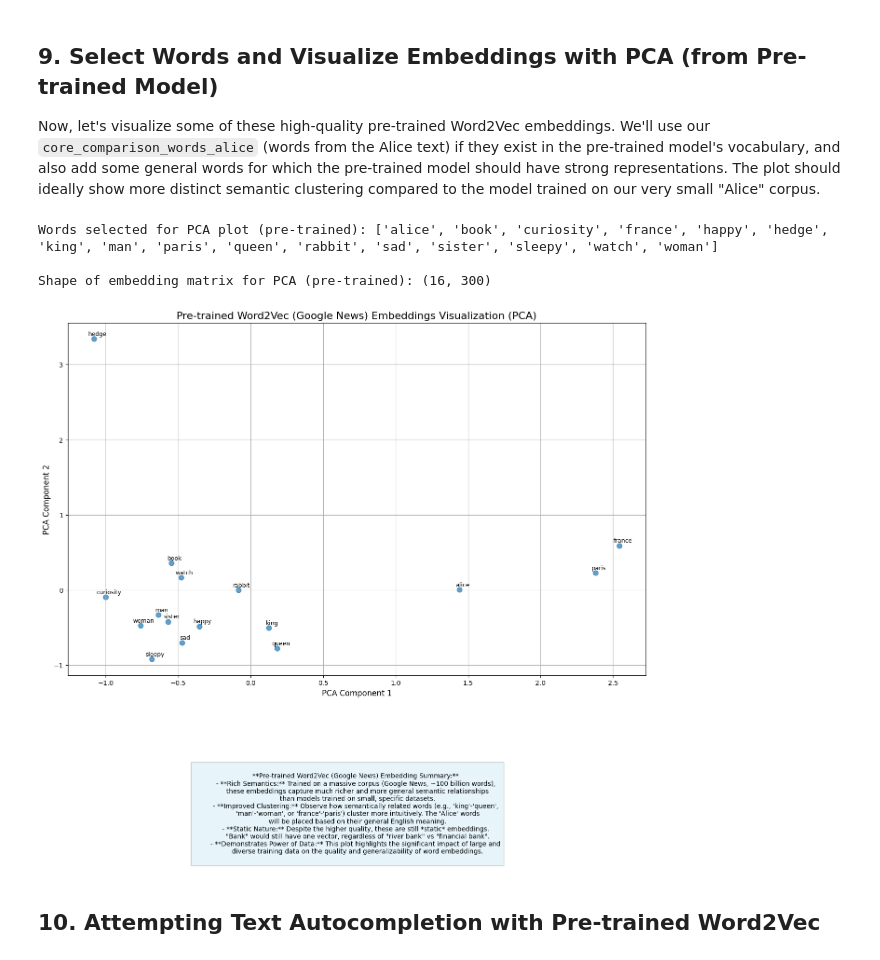
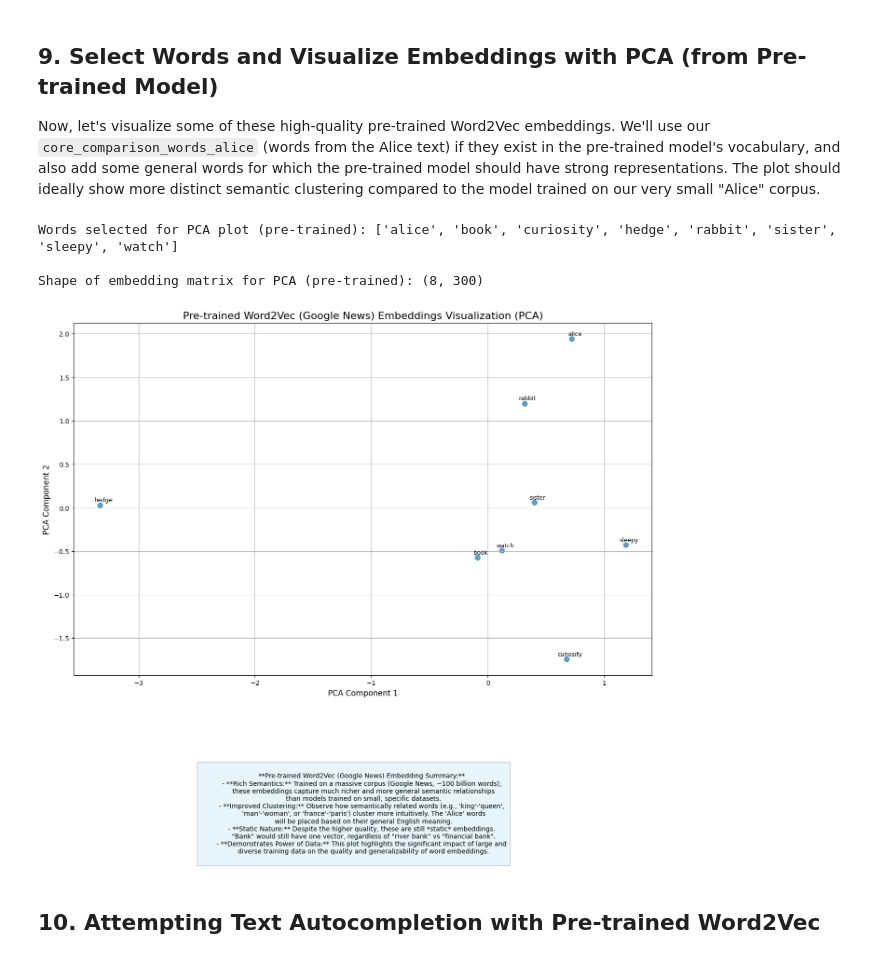
Before and after one commit to ayman-m/EmbedEvolution, a Jupyter notebook: Notebooks/2_Word2Vec_Embeddings.ipynb, the cells around one changed output. Cells and saved outputs as stored; diff of their text form; code cells hidden in the pictures.

```diff
--- a/Notebooks/2_Word2Vec_Embeddings.ipynb
+++ b/Notebooks/2_Word2Vec_Embeddings.ipynb
@@ -494,9 +494,8 @@ if 'pretrained_w2v_model' in locals() and pretrained_w2v_model is not None:
 
     # Words from Alice text, plus some general words for better illustration with pre-trained model
     core_comparison_words_alice = ['alice', 'rabbit', 'sister', 'book', 'watch', 'curiosity', 'sleepy', 'hedge']
-    general_comparison_words = ['king', 'queen', 'man', 'woman', 'happy', 'sad', 'france', 'paris'] # Common words for good analogies/clusters
 
-    words_for_plot_combined = core_comparison_words_alice + general_comparison_words
+    words_for_plot_combined = core_comparison_words_alice
 
     # Filter for words actually in the pre-trained model's vocabulary
     # The pre-trained model object itself is the KeyedVectors instance
@@ -546,38 +545,37 @@ if 'pretrained_w2v_model' in locals() and pretrained_w2v_model is not None:
 
         plt.title('Pre-trained Word2Vec (Google News) Embeddings Visualization (PCA)', fontsize=16)
         plt.xlabel('PCA Component 1', fontsize=12)
         plt.ylabel('PCA Component 2', fontsize=12)
         plt.grid(True)
 
         # Add summary text
         summary_text_pretrained = """
         **Pre-trained Word2Vec (Google News) Embedding Summary:**
         - **Rich Semantics:** Trained on a massive corpus (Google News, ~100 billion words),
           these embeddings capture much richer and more general semantic relationships
           than models trained on small, specific datasets.
-        - **Improved Clustering:** Observe how semantically related words (e.g., 'king'-'queen',
-          'man'-'woman', or 'france'-'paris') cluster more intuitively. The 'Alice' words
+        - **Improved Clustering:** Observe how semantically related words cluster more intuitively. The 'Alice' words
           will be placed based on their general English meaning.
         - **Static Nature:** Despite the higher quality, these are still *static* embeddings.
           "Bank" would still have one vector, regardless of "river bank" vs "financial bank".
         - **Demonstrates Power of Data:** This plot highlights the significant impact of large and
           diverse training data on the quality and generalizability of word embeddings.
         """
         plt.figtext(0.5, -0.08, summary_text_pretrained, ha="center", fontsize=10,
                     bbox={"facecolor":"skyblue", "alpha":0.2, "pad":5}, wrap=True) # Different color for distinction
 
         plt.subplots_adjust(bottom=0.25) # Adjust layout for summary text
         plt.show()
 
     else:
         print("Could not create PCA plot for pre-trained model: Not enough words found in vocabulary for plotting.")
 else:
     print("Pre-trained Word2Vec model ('pretrained_w2v_model') not loaded. Skipping PCA visualization.")
 # %% [output]
-Words selected for PCA plot (pre-trained): ['alice', 'book', 'curiosity', 'france', 'happy', 'hedge', 'king', 'man', 'paris', 'queen', 'rabbit', 'sad', 'sister', 'sleepy', 'watch', 'woman']
+Words selected for PCA plot (pre-trained): ['alice', 'book', 'curiosity', 'hedge', 'rabbit', 'sister', 'sleepy', 'watch']
 
-Shape of embedding matrix for PCA (pre-trained): (16, 300)
+Shape of embedding matrix for PCA (pre-trained): (8, 300)
-[figure, old version]
+[figure, new version]
 # %% [markdown]
 ## 10. Attempting Text Autocompletion with Pre-trained Word2Vec
 # %%
```
Also changed, not shown: 4 other files.
